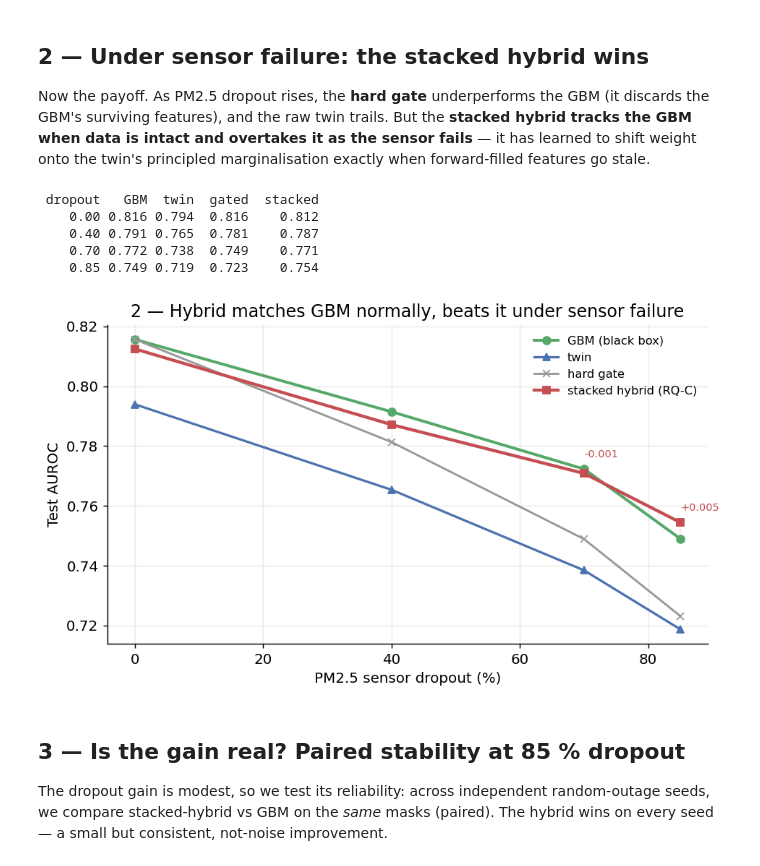
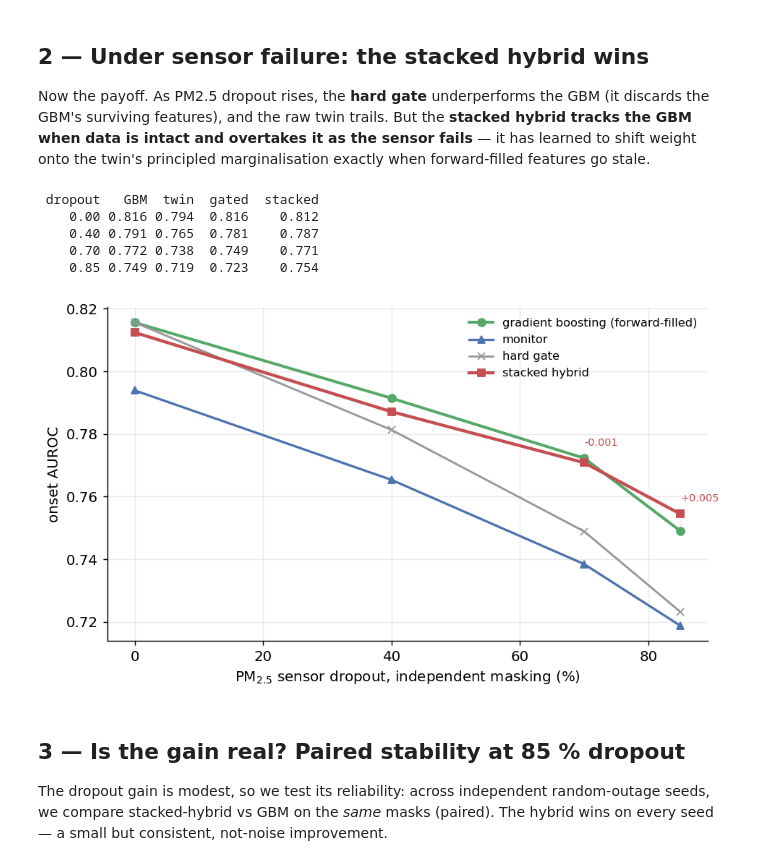
Before and after one commit to Sumiya-Sayeed/air-quality, a Jupyter notebook: notebooks/study5_rqc_hybrid.ipynb, the cells around one changed output. Drawn from its saved outputs; the diff is of its cells as text; code cells hidden in the pictures.

```diff
--- a/notebooks/study5_rqc_hybrid.ipynb
+++ b/notebooks/study5_rqc_hybrid.ipynb
@@ -20,7 +20,8 @@ from pathlib import Path
 from sklearn.ensemble import HistGradientBoostingClassifier
 np.random.seed(0)
 OUT=Path("../outputs/study5_rqc_hybrid"); OUT.mkdir(parents=True,exist_ok=True)
-plt.rcParams.update({"figure.dpi":130,"savefig.dpi":150,"font.size":11,"axes.grid":True,"grid.alpha":0.25,"axes.spines.top":False,"axes.spines.right":False})
+plt.rcParams.update({"figure.dpi":130,"savefig.dpi":300,"font.size":11,"axes.grid":True,"grid.alpha":0.25,"axes.spines.top":False,"axes.spines.right":False})
+plt.rcParams["pdf.fonttype"]=42  # embed TrueType outlines, not Type 3
 STEP=6; H=4; TAU=15.0
 pm=pd.read_csv("../data/openaq_regional/regional_pm25.csv"); pm["datetime"]=pd.to_datetime(pm["datetime"],utc=True)
 pm["name"]=pm.station.str.split("::").str[1]; pm=pm.dropna(subset=["value"]); pm=pm[(pm.value>=0)&(pm.value<1500)]
@@ -178,35 +179,37 @@ marginalisation exactly when forward-filled features go stale.
 # %%
 def eval_level(pdrop,seed):
     PG=[];PT=[];MM=[];EN=[];Y=[]
     for st in ST:
         X,mm,TW,en,y=station_rows(st,pdrop,seed,"test")
         if len(y)==0: continue
         PG.append(gbm.predict_proba(X)[:,1]);PT.append(ftw(TW));MM.append(mm);EN.append(en);Y.append(y)
     PG=np.concatenate(PG);PT=np.concatenate(PT);MM=np.concatenate(MM);EN=np.concatenate(EN);Y=np.concatenate(Y)
     gated=np.where(MM>0.5,PT,PG); stkp=pl(stk,meta_features(PG,PT,MM,EN))
     return auc(PG,Y),auc(PT,Y),auc(gated,Y),auc(stkp,Y)
 ps=[0.0,0.4,0.7,0.85]; G=[];T=[];Ga=[];Sk=[]
 for p in ps:
     seeds=[0] if p==0 else [10]; r=np.mean([eval_level(p,s) for s in seeds],axis=0)
     G.append(r[0]);T.append(r[1]);Ga.append(r[2]);Sk.append(r[3])
 rob=pd.DataFrame({"dropout":ps,"GBM":G,"twin":T,"gated":Ga,"stacked":Sk}); print(rob.round(3).to_string(index=False))
 fig,ax=plt.subplots(figsize=(7.5,4.4)); xp=[p*100 for p in ps]
-ax.plot(xp,G,"-o",color="#55A868",lw=2.2,label="GBM (black box)")
-ax.plot(xp,T,"-^",color="#4C72B0",lw=1.8,label="twin")
+ax.plot(xp,G,"-o",color="#55A868",lw=2.2,label="gradient boosting (forward-filled)")
+ax.plot(xp,T,"-^",color="#4C72B0",lw=1.8,label="monitor")
 ax.plot(xp,Ga,"-x",color="#999",lw=1.6,label="hard gate")
-ax.plot(xp,Sk,"-s",color="#C44E52",lw=2.4,label="stacked hybrid (RQ-C)")
+ax.plot(xp,Sk,"-s",color="#C44E52",lw=2.4,label="stacked hybrid")
 ax.fill_between(xp,G,Sk,where=np.array(Sk)>=np.array(G),color="#C44E52",alpha=.12)
 for p,g,s in zip(ps,G,Sk):
     if p in (0.7,0.85): ax.annotate(f"{s-g:+.3f}",(p*100,max(g,s)+.004),fontsize=8,color="#C44E52")
-ax.set_xlabel("PM2.5 sensor dropout (%)"); ax.set_ylabel("Test AUROC"); ax.set_title("2 — Hybrid matches GBM normally, beats it under sensor failure"); ax.legend(frameon=False,fontsize=9)
-plt.tight_layout(); plt.savefig(OUT/"fig2_robustness.png",bbox_inches="tight"); plt.show()
+ax.set_xlabel("PM$_{2.5}$ sensor dropout, independent masking (%)"); ax.set_ylabel("onset AUROC"); ax.legend(frameon=False,fontsize=9)
+plt.tight_layout()
+fig.savefig(OUT/"fig2_robustness.png",bbox_inches="tight")
+plt.show()
 # %% [output]
  dropout   GBM  twin  gated  stacked
     0.00 0.816 0.794  0.816    0.812
     0.40 0.791 0.765  0.781    0.787
     0.70 0.772 0.738  0.749    0.771
     0.85 0.749 0.719  0.723    0.754
-[figure, old version]
+[figure, new version]
 # %% [markdown]
 ## 3 — Is the gain real? Paired stability at 85 % dropout
 
```
Also changed, not shown: parts of 3 cells of this notebook, 37 other files.
